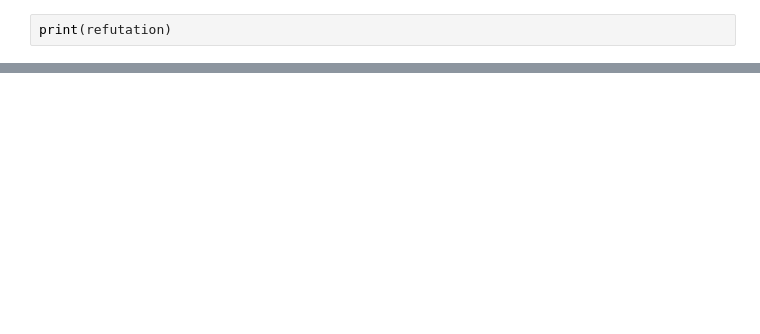
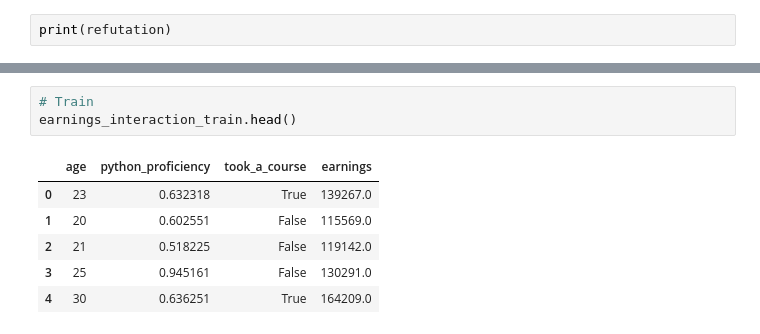
Before and after one commit to joakor89/Causal_inference_in_python, a Jupyter notebook: chap_09/Untitled.ipynb, the cells around one changed output, grey strips where cells are left out. Drawn from its saved outputs; the diff is of its cells as text; blank space fills up the shorter version.

```diff
--- a/chap_09/Untitled.ipynb
+++ b/chap_09/Untitled.ipynb
@@ -180,0 +206,10 @@ print(refutation)
+# %%
+# Train
+earnings_interaction_train.head()
+# %% [output]
+|  | age | python_proficiency | took_a_course | earnings |
+| 0 | 23 | 0.632318 | True | 139267.0 |
+| 1 | 20 | 0.602551 | False | 115569.0 |
+| 2 | 21 | 0.518225 | False | 119142.0 |
+| 3 | 25 | 0.945161 | False | 130291.0 |
+| 4 | 30 | 0.636251 | True | 164209.0 |
```
Also changed, not shown: parts of 33 cells of this notebook, 1 other file.
